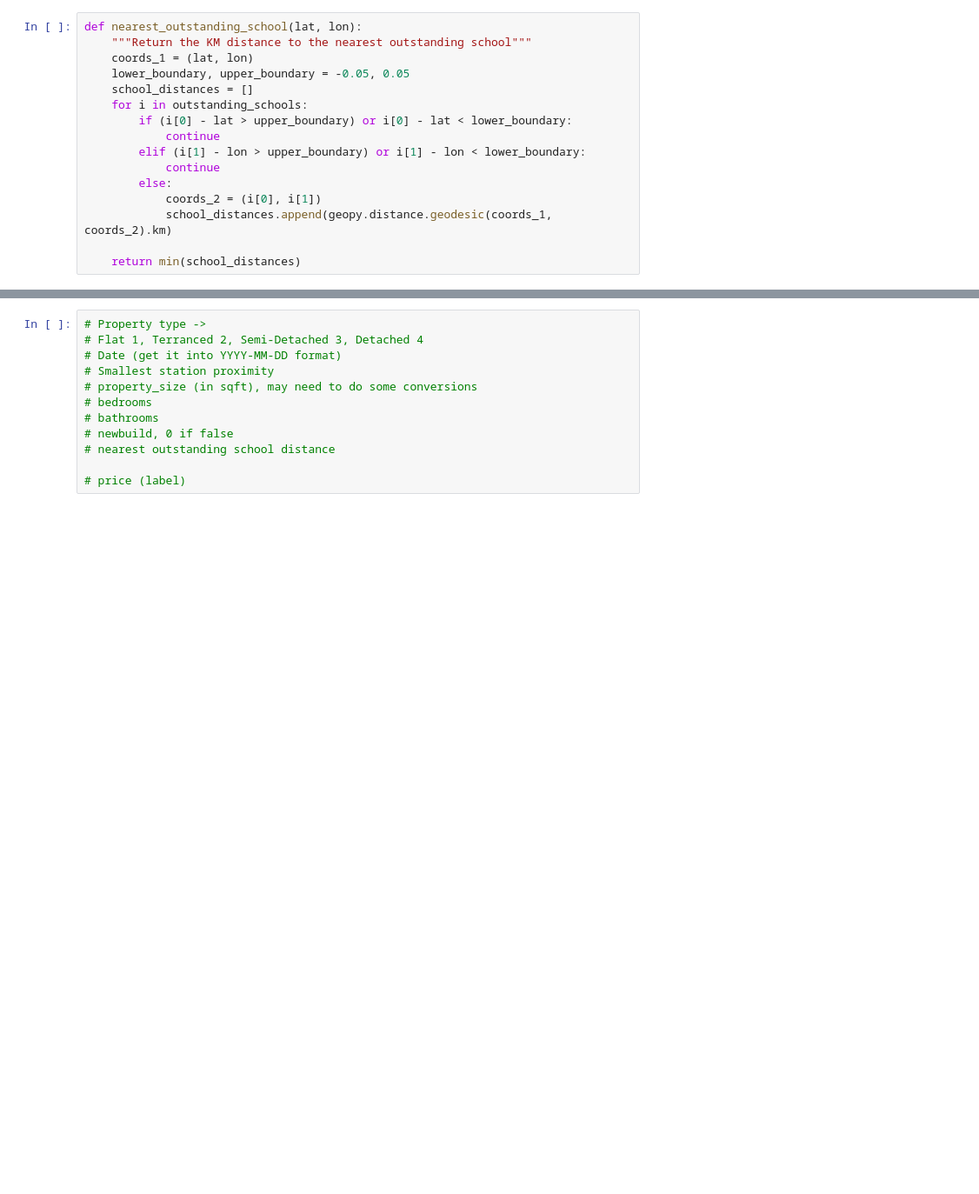
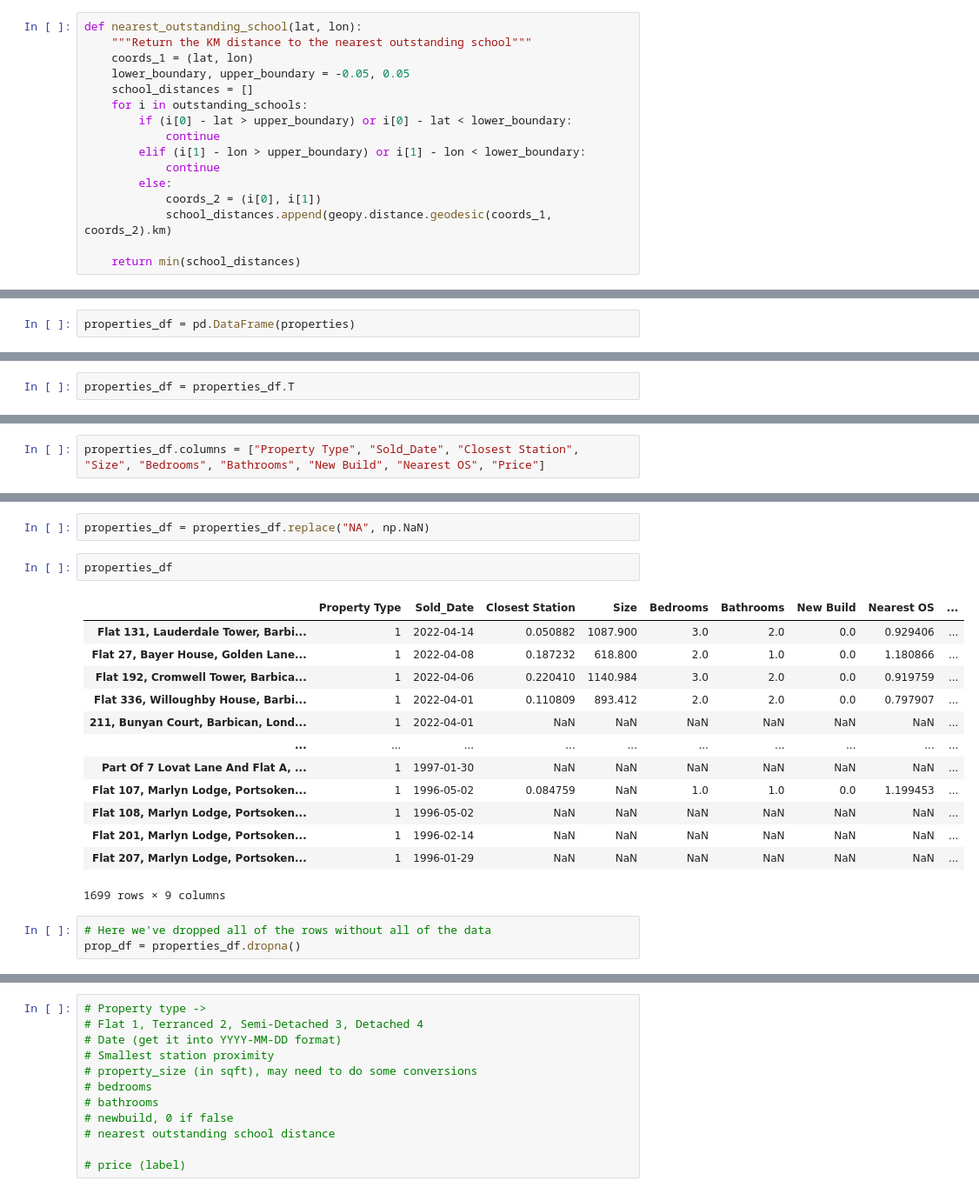
Before and after one commit to jacksullivan2/rightmove_scrape_diss, a Jupyter notebook: diss_project_scrape.ipynb, the cells around one changed output, grey strips where cells are left out. Shown at 87% size. Cells and saved outputs as stored; diff of their text form; blank space fills up the shorter version.

```diff
--- a/diss_project_scrape.ipynb
+++ b/diss_project_scrape.ipynb
@@ -1438,0 +1535,2 @@ Now ready to put the data into a pandas dataframe, and to use scikit learn to cr
+# %%
+properties_df = pd.DataFrame(properties)
@@ -1438,0 +1551,2 @@ Now ready to put the data into a pandas dataframe, and to use scikit learn to cr
+# %%
+properties_df = properties_df.T
@@ -1438,0 +1569,2 @@ Now ready to put the data into a pandas dataframe, and to use scikit learn to cr
+# %%
+properties_df.columns = ["Property Type", "Sold_Date", "Closest Station", "Size", "Bedrooms", "Bathrooms", "New Build", "Nearest OS", "Price"]
@@ -1438,0 +1591,21 @@ Now ready to put the data into a pandas dataframe, and to use scikit learn to cr
+# %%
+properties_df = properties_df.replace("NA", np.NaN)
+# %%
+properties_df
+# %% [output]
+|  | Property Type | Sold_Date | Closest Station | Size | Bedrooms | Bathrooms | New Build | Nearest OS | ... |
+| Flat 131, Lauderdale Tower, Barbi... | 1 | 2022-04-14 | 0.050882 | 1087.900 | 3.0 | 2.0 | 0.0 | 0.929406 | ... |
+| Flat 27, Bayer House, Golden Lane... | 1 | 2022-04-08 | 0.187232 | 618.800 | 2.0 | 1.0 | 0.0 | 1.180866 | ... |
+| Flat 192, Cromwell Tower, Barbica... | 1 | 2022-04-06 | 0.220410 | 1140.984 | 3.0 | 2.0 | 0.0 | 0.919759 | ... |
+| Flat 336, Willoughby House, Barbi... | 1 | 2022-04-01 | 0.110809 | 893.412 | 2.0 | 2.0 | 0.0 | 0.797907 | ... |
+| 211, Bunyan Court, Barbican, Lond... | 1 | 2022-04-01 | NaN | NaN | NaN | NaN | NaN | NaN | ... |
+| ... | ... | ... | ... | ... | ... | ... | ... | ... | ... |
+| Part Of 7 Lovat Lane And Flat A, ... | 1 | 1997-01-30 | NaN | NaN | NaN | NaN | NaN | NaN | ... |
+| Flat 107, Marlyn Lodge, Portsoken... | 1 | 1996-05-02 | 0.084759 | NaN | 1.0 | 1.0 | 0.0 | 1.199453 | ... |
+| Flat 108, Marlyn Lodge, Portsoken... | 1 | 1996-05-02 | NaN | NaN | NaN | NaN | NaN | NaN | ... |
+| Flat 201, Marlyn Lodge, Portsoken... | 1 | 1996-02-14 | NaN | NaN | NaN | NaN | NaN | NaN | ... |
+| Flat 207, Marlyn Lodge, Portsoken... | 1 | 1996-01-29 | NaN | NaN | NaN | NaN | NaN | NaN | ... |
+1699 rows × 9 columns
+# %%
+# Here we've dropped all of the rows without all of the data
+prop_df = properties_df.dropna()
```
Also changed, not shown: parts of 41 cells of this notebook.
